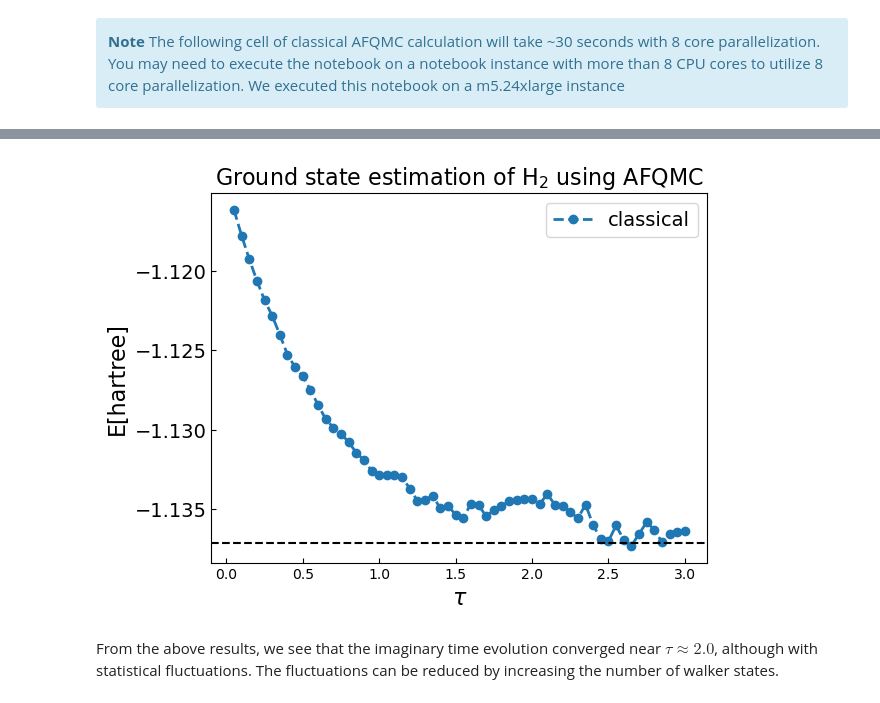
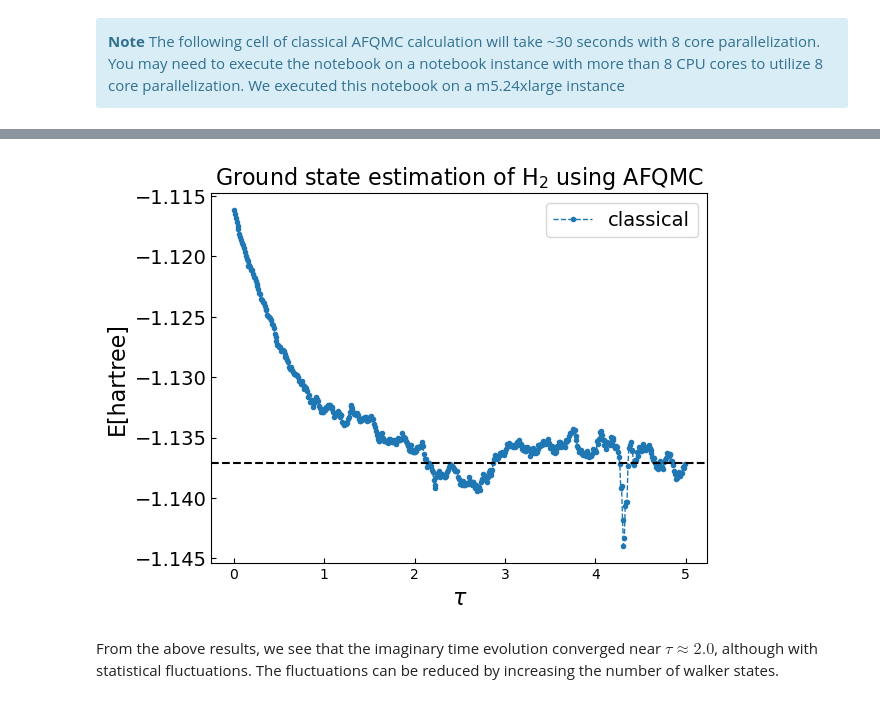
Before and after one commit to BenchenH/amazon-braket-examples, a Jupyter notebook: examples/hybrid_quantum_algorithms/Quantum_Monte_Carlo_Chemistry/Quantum_Monte_Carlo_Chemistry.ipynb, the cells around one changed output, grey strips where cells are left out. Cells and saved outputs as stored; diff of their text form; code cells hidden in the pictures.

```diff
--- a/examples/hybrid_quantum_algorithms/Quantum_Monte_Carlo_Chemistry/Quantum_Monte_Carlo_Chemistry.ipynb
+++ b/examples/hybrid_quantum_algorithms/Quantum_Monte_Carlo_Chemistry/Quantum_Monte_Carlo_Chemistry.ipynb
@@ -410,18 +388,18 @@ In the following cells, we perform a classical AFQMC calculation for 2000 walker
 </div>
 # %%
 %%time
-from afqmc.classical_afqmc import cAFQMC
+from afqmc.classical_afqmc import classical_afqmc
 
-dtau = 0.05
-num_steps = 60
-num_walkers = 2_000
+dtau = 0.01
+num_steps = 500
+num_walkers = 1000
 
-classical_times, classical_energies = cAFQMC(
+local_energies, energies = classical_afqmc(
     num_walkers,
     num_steps,
     dtau,
     trial,
     prop,
-    max_pool=8,
+    max_pool=96,
 )
 # %% [output]
@@ -430,27 +408,27 @@ Wall time: 22.4 s
 # %%
 import matplotlib.pyplot as plt
 
 %matplotlib inline
 
 plt.plot(
-    classical_times,
-    classical_energies,
+    dtau * np.arange(num_steps),
+    energies,
     linestyle="dashed",
-    marker="o",
+    marker=".",
     color="tab:blue",
-    linewidth=2,
+    linewidth=1,
     label="classical",
 )
 plt.axhline(-1.137117067345732, linestyle="dashed", color="black")
 plt.title(r"Ground state estimation of H$_2$ using AFQMC", fontsize=16)
 plt.legend(fontsize=14, loc="upper right")
 plt.xlabel(r"$\tau$", fontsize=16)
 plt.ylabel("E[hartree]", fontsize=16)
 plt.yticks(fontsize=14)
 plt.tick_params(direction="in")
 plt.show()
 # %% [output]
-[figure, old version]
+[figure, new version]
 # %% [markdown]
 From the above results, we see that the imaginary time evolution converged near $\tau \approx 2.0$, although with statistical fluctuations. The fluctuations can be reduced by increasing the number of walker states.
 # %% [markdown]
```
Also changed, not shown: parts of 8 cells of this notebook.
